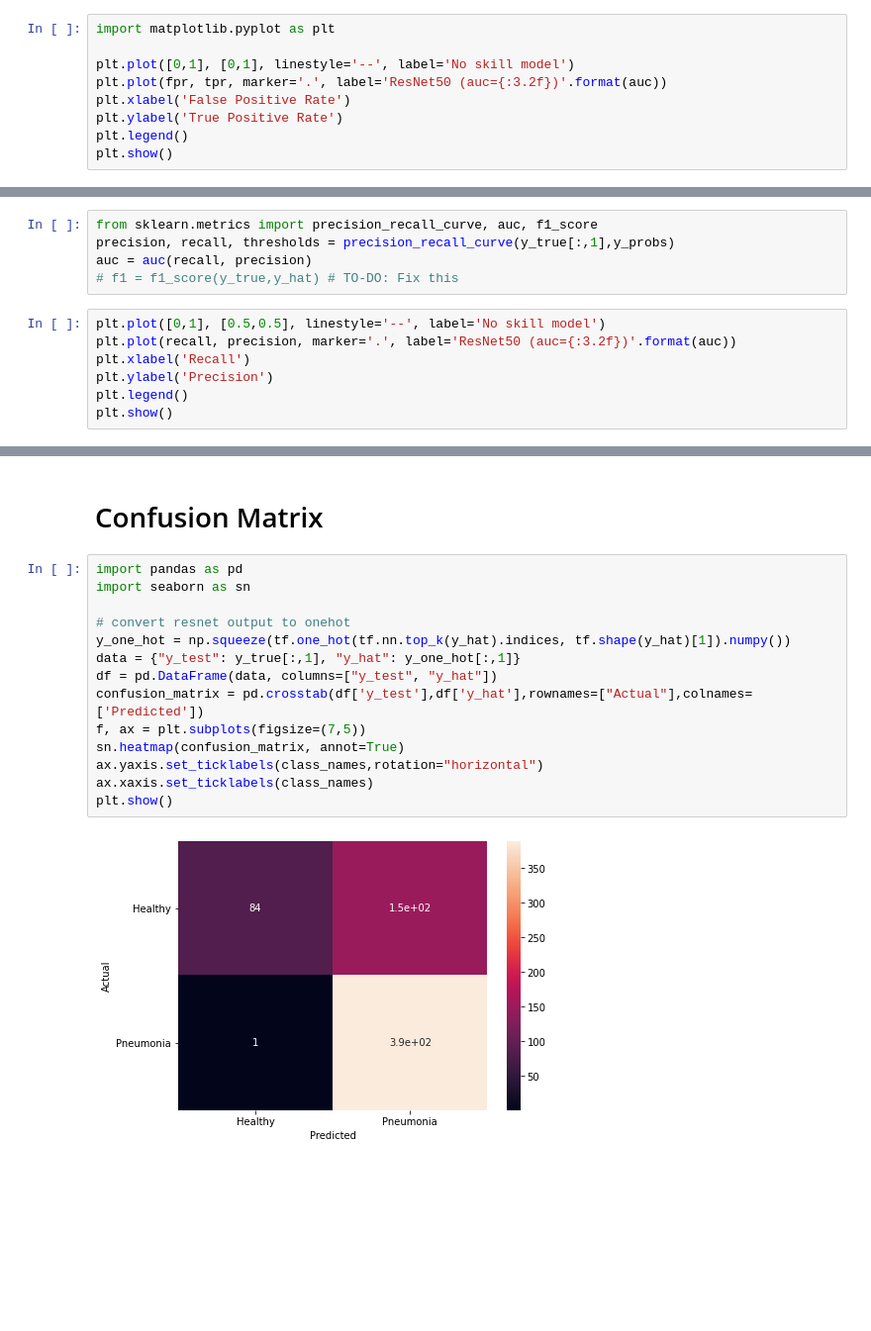
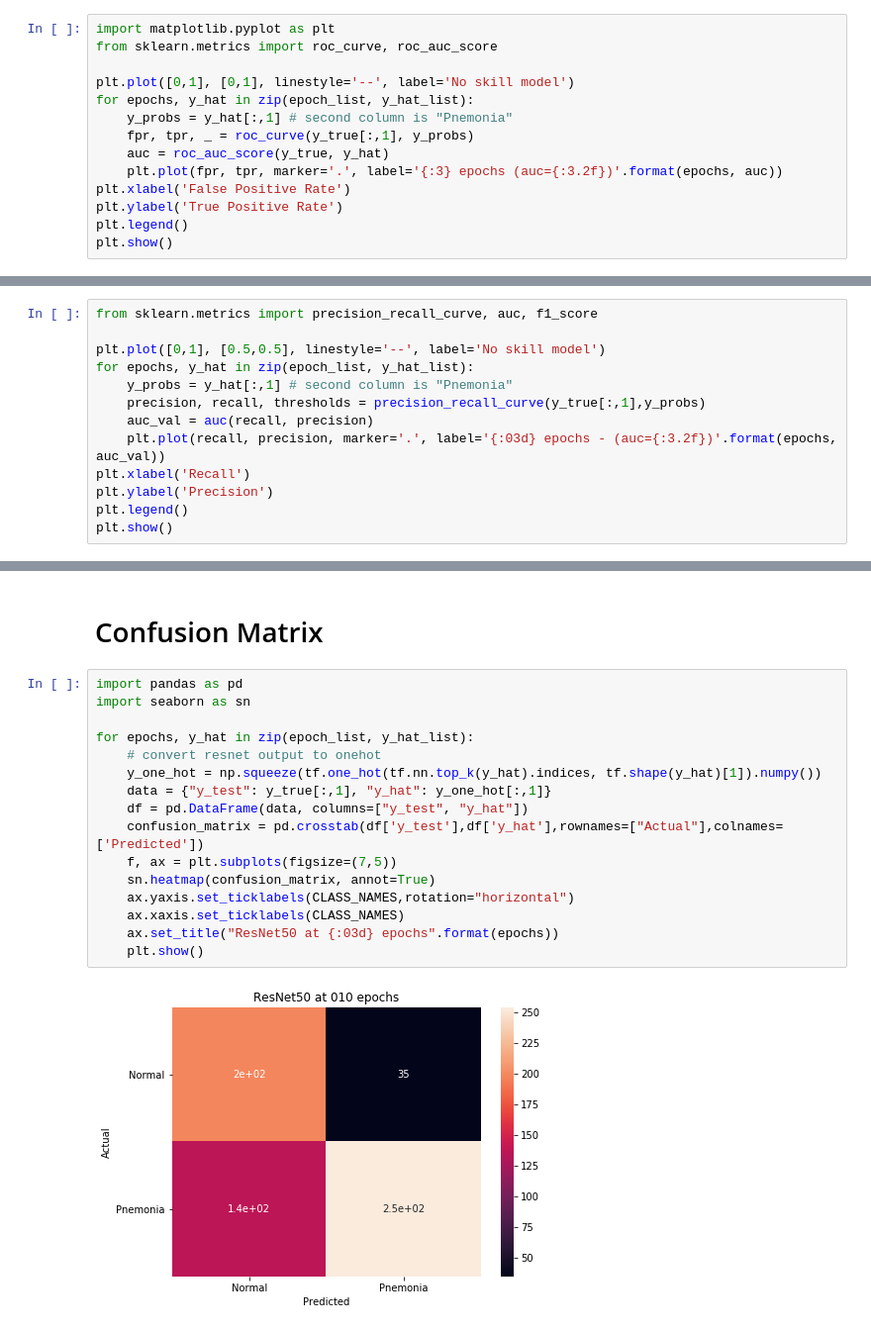
Before and after one commit to mdelrosa/sta208-covid19-xray, a Jupyter notebook: test-resnet.ipynb, the cells around one changed output, grey strips where cells are left out. Shown at 99% size. Saved outputs shown, nothing was run; the diff lists cells and outputs as text; blank space fills up the shorter version.

Commit message:
Add ResNet50 weights trained on unioque data

```diff
--- a/test-resnet.ipynb
+++ b/test-resnet.ipynb
@@ -156,8 +146,13 @@ auc = roc_auc_score(y_true, y_hat)
 # %%
 import matplotlib.pyplot as plt
+from sklearn.metrics import roc_curve, roc_auc_score
 
 plt.plot([0,1], [0,1], linestyle='--', label='No skill model')
-plt.plot(fpr, tpr, marker='.', label='ResNet50 (auc={:3.2f})'.format(auc))
+for epochs, y_hat in zip(epoch_list, y_hat_list):
+    y_probs = y_hat[:,1] # second column is "Pnemonia"
+    fpr, tpr, _ = roc_curve(y_true[:,1], y_probs)
+    auc = roc_auc_score(y_true, y_hat)
+    plt.plot(fpr, tpr, marker='.', label='{:3} epochs (auc={:3.2f})'.format(epochs, auc))
 plt.xlabel('False Positive Rate')
 plt.ylabel('True Positive Rate')
 plt.legend()
@@ -167,13 +162,14 @@ plt.show()
 # %% [markdown]
 # Precision-Recall Curve
-# %%
-from sklearn.metrics import precision_recall_curve, auc, f1_score
-precision, recall, thresholds = precision_recall_curve(y_true[:,1],y_probs)
-auc = auc(recall, precision)
-# f1 = f1_score(y_true,y_hat) # TO-DO: Fix this
 # %%
+from sklearn.metrics import precision_recall_curve, auc, f1_score
+
 plt.plot([0,1], [0.5,0.5], linestyle='--', label='No skill model')
-plt.plot(recall, precision, marker='.', label='ResNet50 (auc={:3.2f})'.format(auc))
+for epochs, y_hat in zip(epoch_list, y_hat_list):
+    y_probs = y_hat[:,1] # second column is "Pnemonia"
+    precision, recall, thresholds = precision_recall_curve(y_true[:,1],y_probs)
+    auc_val = auc(recall, precision)
+    plt.plot(recall, precision, marker='.', label='{:03d} epochs - (auc={:3.2f})'.format(epochs, auc_val))
 plt.xlabel('Recall')
 plt.ylabel('Precision')
 plt.legend()
@@ -185,16 +181,18 @@ plt.show()
 # %%
 import pandas as pd
 import seaborn as sn
 
-# convert resnet output to onehot
-y_one_hot = np.squeeze(tf.one_hot(tf.nn.top_k(y_hat).indices, tf.shape(y_hat)[1]).numpy())
-data = {"y_test": y_true[:,1], "y_hat": y_one_hot[:,1]}
-df = pd.DataFrame(data, columns=["y_test", "y_hat"])
-confusion_matrix = pd.crosstab(df['y_test'],df['y_hat'],rownames=["Actual"],colnames=['Predicted'])
-f, ax = plt.subplots(figsize=(7,5))
-sn.heatmap(confusion_matrix, annot=True)
-ax.yaxis.set_ticklabels(class_names,rotation="horizontal")
-ax.xaxis.set_ticklabels(class_names)
-plt.show()
+for epochs, y_hat in zip(epoch_list, y_hat_list):
+    # convert resnet output to onehot
+    y_one_hot = np.squeeze(tf.one_hot(tf.nn.top_k(y_hat).indices, tf.shape(y_hat)[1]).numpy())
+    data = {"y_test": y_true[:,1], "y_hat": y_one_hot[:,1]}
+    df = pd.DataFrame(data, columns=["y_test", "y_hat"])
+    confusion_matrix = pd.crosstab(df['y_test'],df['y_hat'],rownames=["Actual"],colnames=['Predicted'])
+    f, ax = plt.subplots(figsize=(7,5))
+    sn.heatmap(confusion_matrix, annot=True)
+    ax.yaxis.set_ticklabels(CLASS_NAMES,rotation="horizontal")
+    ax.xaxis.set_ticklabels(CLASS_NAMES)
+    ax.set_title("ResNet50 at {:03d} epochs".format(epochs))
+    plt.show()
 # %% [output]
-[figure, old version]
+[figure, new version]
```
Also changed, not shown: parts of 13 cells of this notebook, 3 other files.
